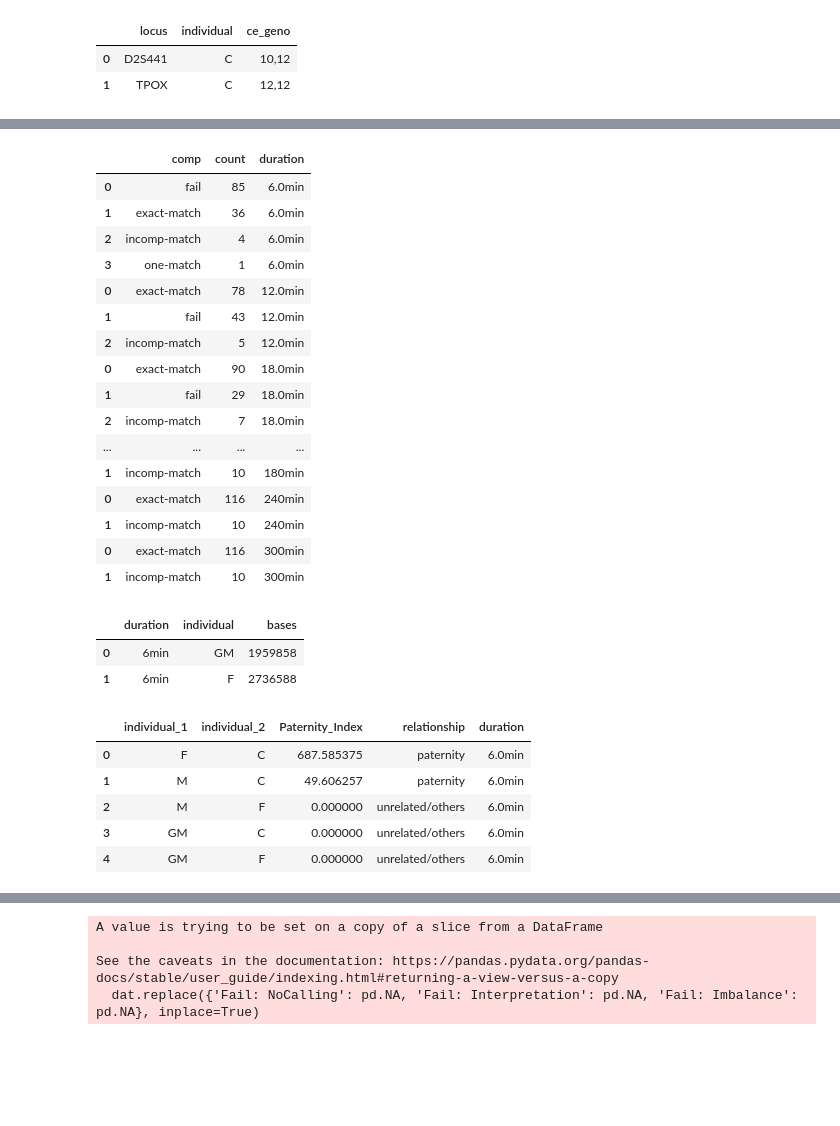
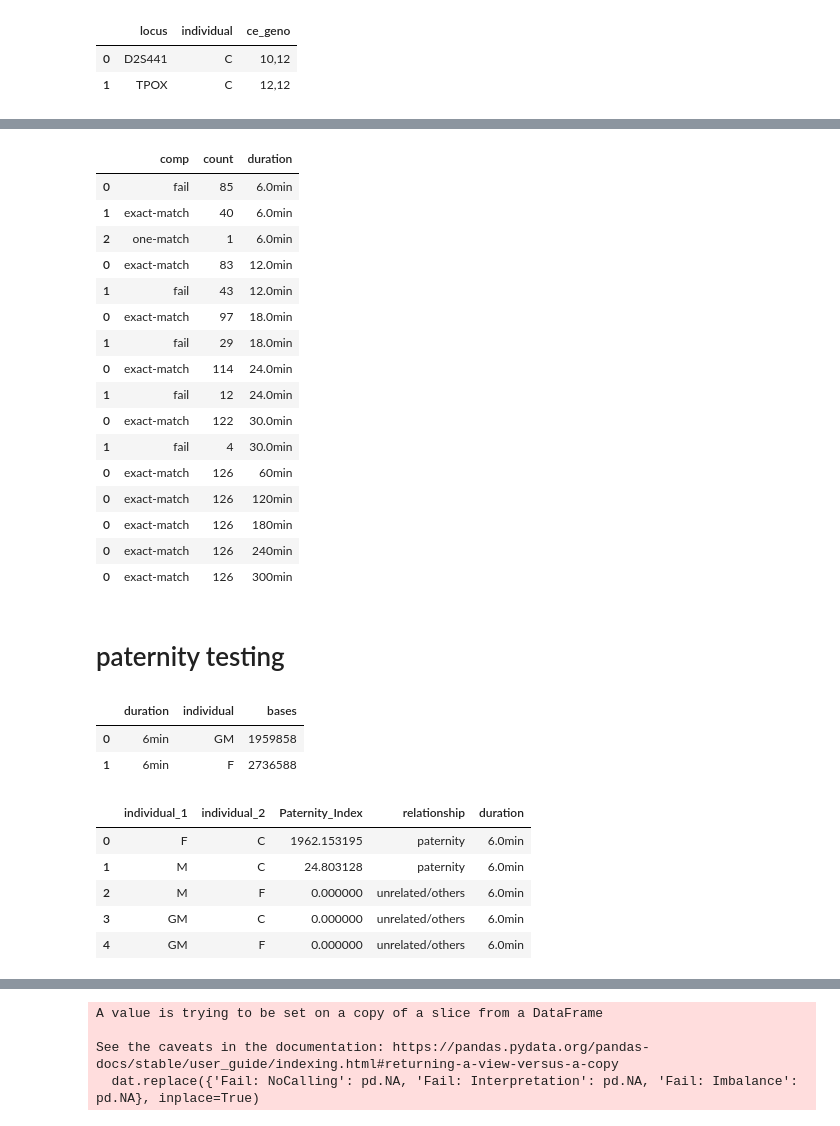
Before and after one commit to renzilin/NASTRA, a Jupyter notebook: paternity_index_calculation/genotyping_result_summary.ipynb, the cells around one changed output, grey strips where cells are left out. Cells and saved outputs as stored; diff of their text form; code cells hidden in the pictures; blank space fills up the shorter version.

```diff
--- a/paternity_index_calculation/genotyping_result_summary.ipynb
+++ b/paternity_index_calculation/genotyping_result_summary.ipynb
@@ -63,5 +83,6 @@ melted_ce_df.head(2)
 # %%
-nastra_dat = pd.read_csv('./niming-family/niming_family_0.3h.csv')
+nastra_dat = pd.read_csv('/Users/renz/Documents/SynologyDrive/1. 研究项目/2024年/202406-NanoSTR_BIB_version/20240725-second-response/figures/fig7/niming_family_5h.csv')
+
 melted_nastra_df = pd.melt(nastra_dat[['locus', 'C', 'F', 'M', 'GM', '2800M', '9948']], id_vars=['locus'], var_name='individual', value_name='nastra_geno')
 melted_nastra_df.head(2)
 
@@ -95,7 +114,7 @@ counts_df = []
 
 for i in [0.1, 0.2, 0.3, 0.4, 0.5, 1, 2, 3, 4, 5]:
 
-    nastra_dat = pd.read_csv(f'./niming-family/niming_family_{i}h.csv')
+    nastra_dat = pd.read_csv(f'/Users/renz/Documents/SynologyDrive/1. 研究项目/2024年/202406-NanoSTR_BIB_version/20240725-second-response/figures/fig7/niming_family_{i}h.csv')
     melted_nastra_df = pd.melt(nastra_dat[['locus', 'C', 'F', 'M', 'GM', '2800M', '9948']], id_vars=['locus'], var_name='individual', value_name='nastra_geno')
 
     merged_geno_df = pd.merge(melted_ce_df, melted_nastra_df, on = ['locus', 'individual'])
@@ -111,18 +130,18 @@ counts_df
 # %% [output]
 |  | comp | count | duration |
 | 0 | fail | 85 | 6.0min |
-| 1 | exact-match | 36 | 6.0min |
-| 2 | incomp-match | 4 | 6.0min |
-| 3 | one-match | 1 | 6.0min |
-| 0 | exact-match | 78 | 12.0min |
+| 1 | exact-match | 40 | 6.0min |
+| 2 | one-match | 1 | 6.0min |
+| 0 | exact-match | 83 | 12.0min |
 | 1 | fail | 43 | 12.0min |
-| 2 | incomp-match | 5 | 12.0min |
-| 0 | exact-match | 90 | 18.0min |
+| 0 | exact-match | 97 | 18.0min |
 | 1 | fail | 29 | 18.0min |
-| 2 | incomp-match | 7 | 18.0min |
-| ... | ... | ... | ... |
-| 1 | incomp-match | 10 | 180min |
-| 0 | exact-match | 116 | 240min |
-| 1 | incomp-match | 10 | 240min |
-| 0 | exact-match | 116 | 300min |
-| 1 | incomp-match | 10 | 300min |
+| 0 | exact-match | 114 | 24.0min |
+| 1 | fail | 12 | 24.0min |
+| 0 | exact-match | 122 | 30.0min |
+| 1 | fail | 4 | 30.0min |
+| 0 | exact-match | 126 | 60min |
+| 0 | exact-match | 126 | 120min |
+| 0 | exact-match | 126 | 180min |
+| 0 | exact-match | 126 | 240min |
+| 0 | exact-match | 126 | 300min |
@@ -131,3 +150,5 @@ counts_df
+# %% [markdown]
+# paternity testing
 # %%
 throughput = pd.read_csv('../data/case_study_ce_result/bases_durations.txt', sep='\t', header=None)
 throughput.columns = ['duration', 'individual', 'bases']
@@ -139,32 +160,32 @@ throughput.head(2)
 # %%
 Paternity_Index_df = []
 for i in [0.1, 0.2, 0.3, 0.4, 0.5, 1, 2, 3, 4, 5]:
 
-    nastra_dat = pd.read_csv(f'./niming-family/niming_family_{i}h.csv')
+    nastra_dat = pd.read_csv(f'/Users/renz/Documents/SynologyDrive/1. 研究项目/2024年/202406-NanoSTR_BIB_version/20240725-second-response/figures/fig7/niming_family_{i}h.csv')
     dat = nastra_dat[nastra_dat.locus.isin(ce_loci)]
     dat = dat.replace({'Fail: NoCalling': pd.NA, 'Fail: Interpretation': pd.NA, 'Fail: Imbalance': pd.NA})
 
     name_lst = dat.columns[1:]
 
     heat_map_lst = []
 
     for ind1, obj1 in enumerate(name_lst):
         for ind2, obj2 in enumerate(name_lst):
             if ind1 <= ind2:
                 continue
             heat_map_lst.append([obj1, obj2, dat[['locus', obj1, obj2]].dropna(axis=0).apply(lambda x: row_genotype(x, obj1, obj2), axis=1).prod()])
 
     heat_map_df = pd.DataFrame(heat_map_lst, columns=['individual_1', 'individual_2', 'Paternity_Index'])
     heat_map_df['relationship'] = heat_map_df.apply(lambda x: label_related(x), axis = 1 )
     heat_map_df['duration']     = f'{i * 60}min'
     Paternity_Index_df.append( heat_map_df )
 
 Paternity_Index_df = pd.concat(Paternity_Index_df, axis=0)
 Paternity_Index_df.head()
 # %% [output]
 |  | individual_1 | individual_2 | Paternity_Index | relationship | duration |
-| 0 | F | C | 687.585375 | paternity | 6.0min |
-| 1 | M | C | 49.606257 | paternity | 6.0min |
+| 0 | F | C | 1962.153195 | paternity | 6.0min |
+| 1 | M | C | 24.803128 | paternity | 6.0min |
 | 2 | M | F | 0.000000 | unrelated/others | 6.0min |
 | 3 | GM | C | 0.000000 | unrelated/others | 6.0min |
 | 4 | GM | F | 0.000000 | unrelated/others | 6.0min |
```
Also changed, not shown: parts of 15 cells of this notebook, 2 other files.
